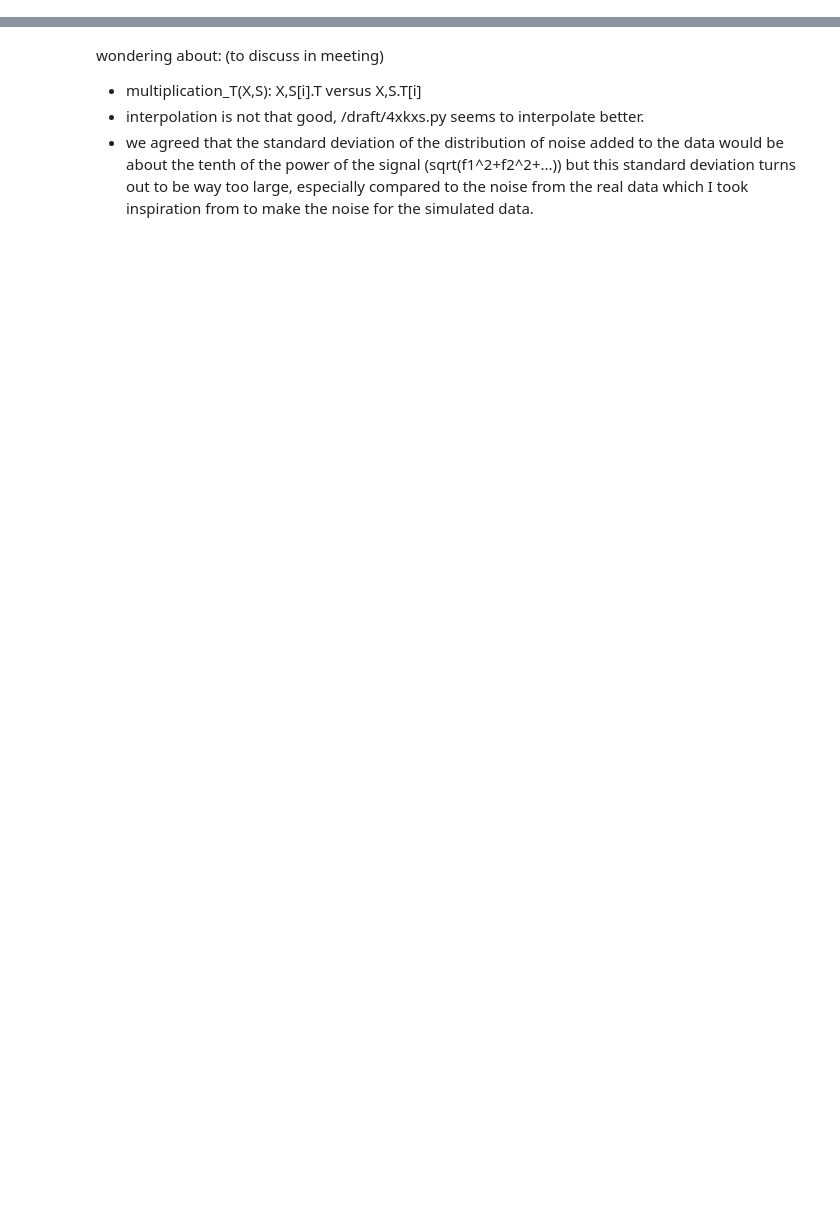
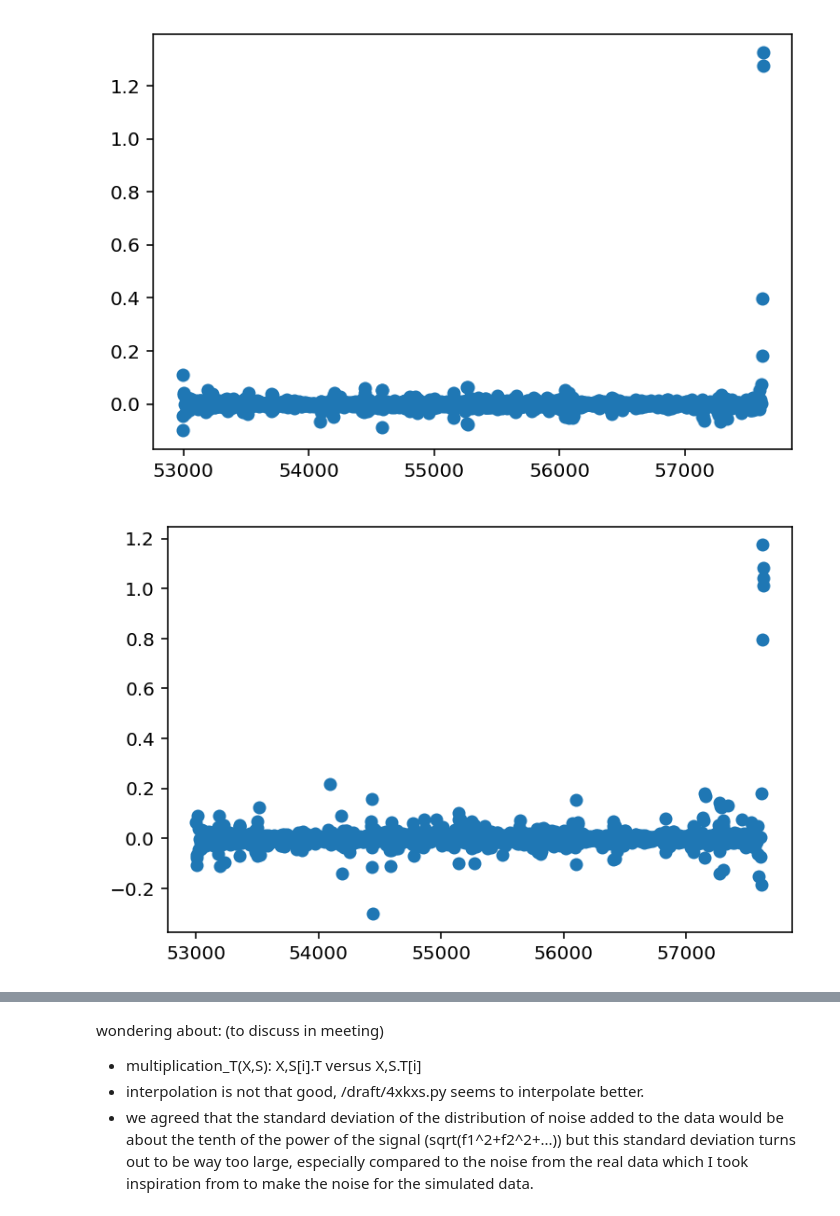
Before and after one commit to herjy/Quasar_lensing, a Jupyter notebook: simulation_interpolation/4xKxS_final.ipynb, the cells around one changed output, grey strips where cells are left out. Saved outputs shown, nothing was run; the diff lists cells and outputs as text; code cells hidden in the pictures; blank space fills up the shorter version.

```diff
--- a/simulation_interpolation/4xKxS_final.ipynb
+++ b/simulation_interpolation/4xKxS_final.ipynb
@@ -133,0 +147,8 @@ plt.show()
+# %%
+for i in range(4):
+    plt.figure()
+    plt.plot(ts[i], (Y-A@X)[i], 'o')
+    plt.show()
+# %% [output]
+[figure, added]
+[figure, added]
```
Also changed, not shown: parts of 7 cells of this notebook, 1 other file.
